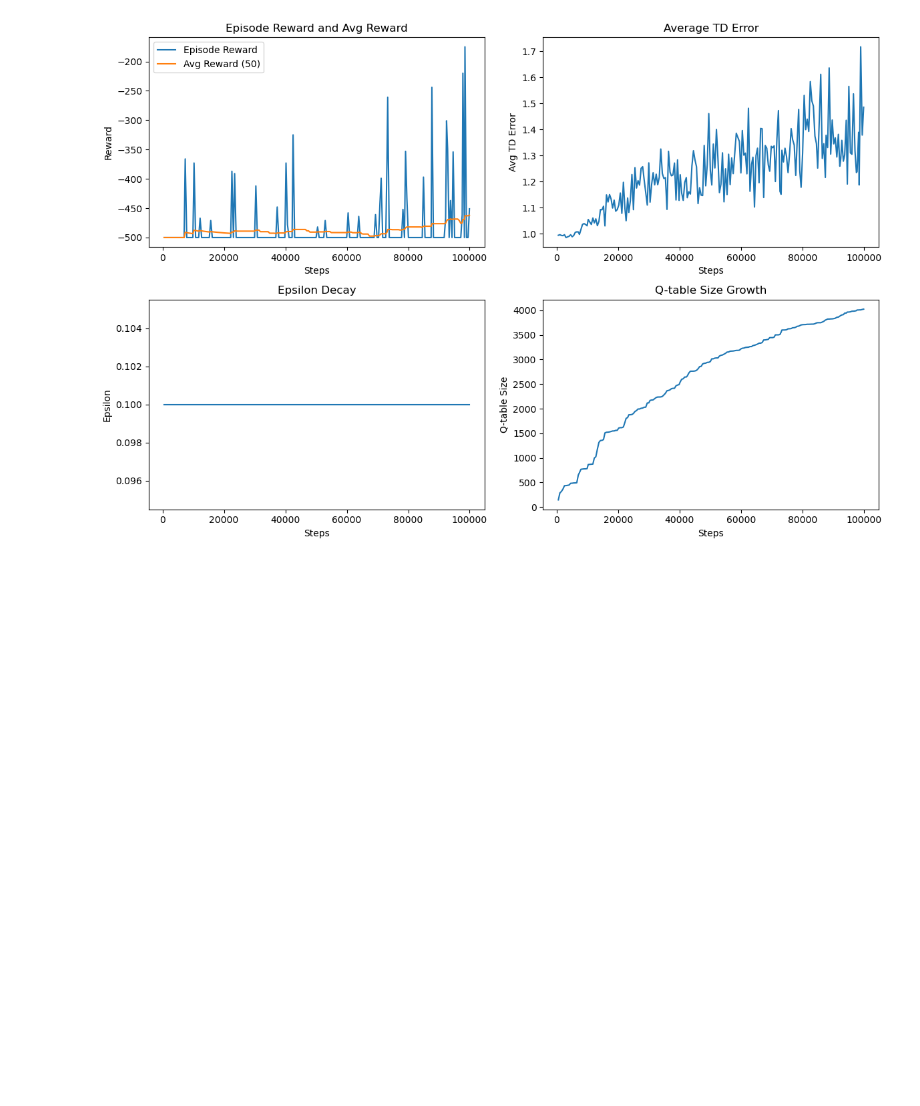
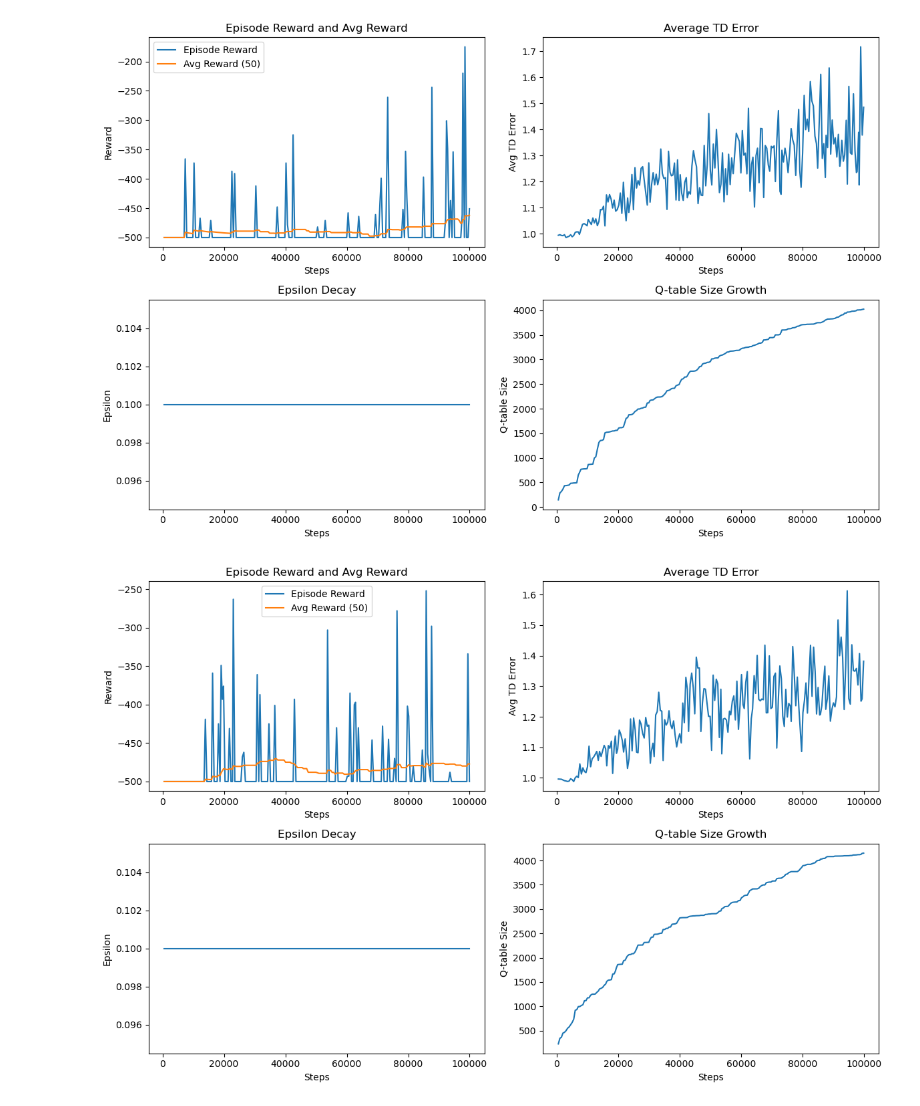
Before and after one commit to polka-rat/RL-Assignments, a Jupyter notebook: PA1/q2/q2.ipynb, the cells around one changed output. Saved outputs shown, nothing was run; the diff lists cells and outputs as text; code cells hidden in the pictures; blank space fills up the shorter version.

```diff
--- a/PA1/q2/q2.ipynb
+++ b/PA1/q2/q2.ipynb
@@ -259,11 +260,9 @@ sarsa_agent.test(qtable_path="sarsa_qtable_100000.pkl", timesteps=1000)
 Total Reward: -999.0
 Episode Rewards: [-366.0, -500.0]
 # %%
-def plot_analysis(logfile):
+def plot_analysis(logfile, verbose):
     with open(logfile, "rb") as f:
         logs = pickle.load(f)
-
-    import matplotlib.pyplot as plt
 
     plt.figure(figsize=(12, 8))
     plt.subplot(2, 2, 1)
@@ -293,9 +292,12 @@ def plot_analysis(logfile):
     plt.title("Q-table Size Growth")
 
     plt.tight_layout()
-    plt.show()
+    if verbose:
+        plt.show()
 
-plot_analysis("sarsa_training_logs_100000.pkl")
+    return logs["episode_reward"], logs["avg_reward_50"], logs["step"]
+
+_, s_ep_rew, s_steps = plot_analysis("sarsa_training_logs_100000.pkl", True)
 # %% [output]
 [figure]
 # %%
@@ -402,3 +442,7 @@ class QLearn():
 # %%
 q_agent = QLearn(env)
 q_agent.train(timesteps=100000)
+# %%
+_, q_ep_rew, q_steps = plot_analysis("qlearn_training_logs_100000.pkl", True)
+# %% [output]
+[figure, added]
```
Also changed, not shown: parts of 3 cells of this notebook, 2 other files.
